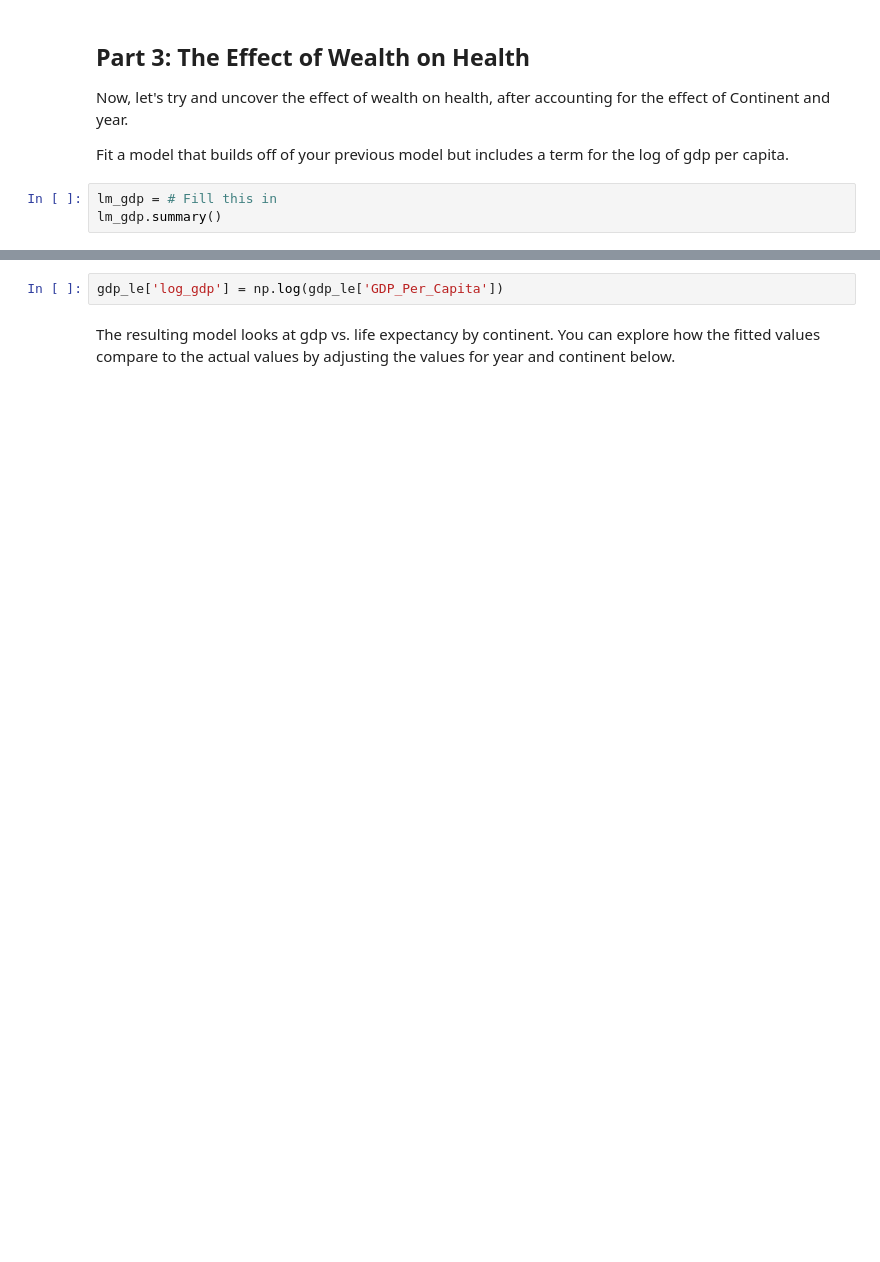
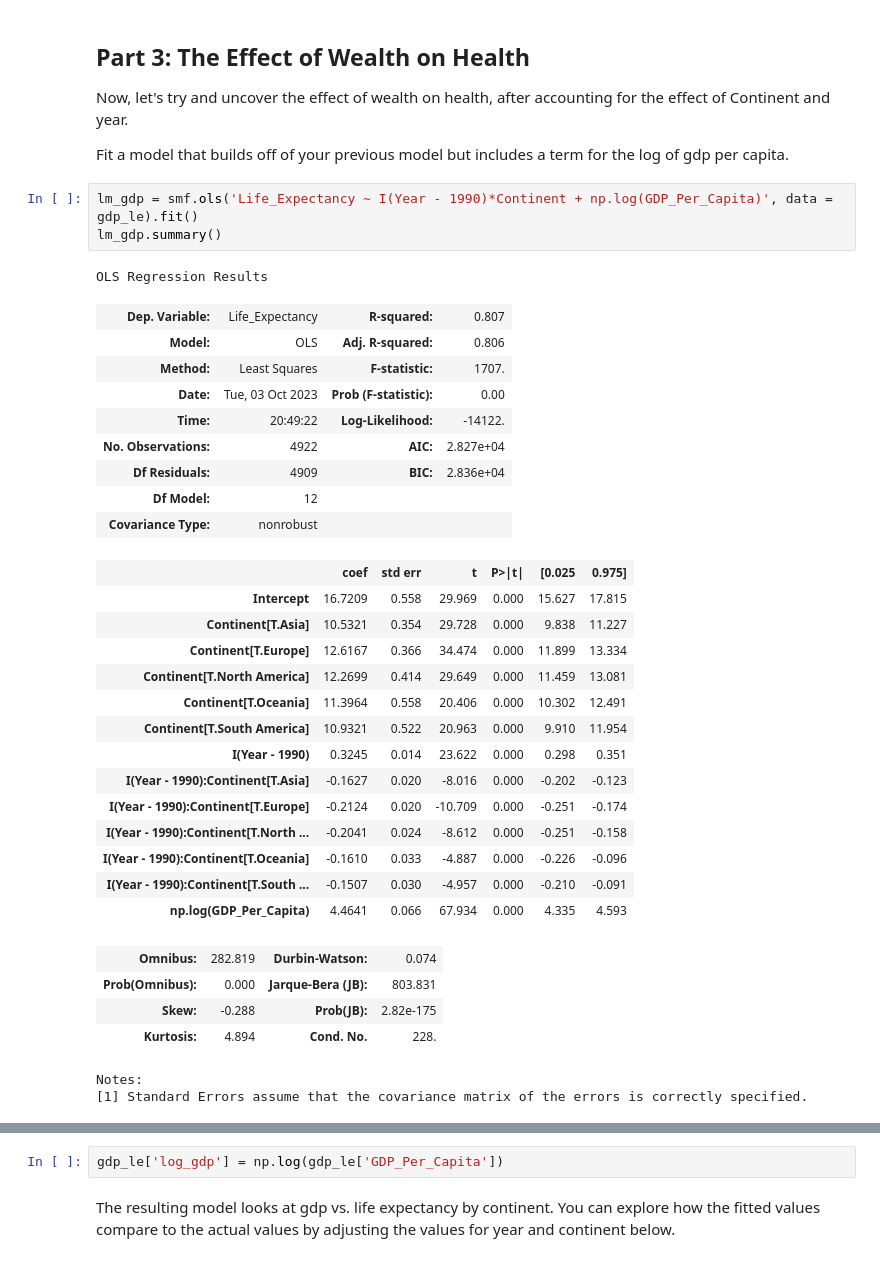
Before and after one commit to nss-data-science-cohort-7/linear-regression-practice-marieljum, a Jupyter notebook: notebooks/StatisticalModeling_Pt1_LinearRegression.ipynb, the cells around one changed output, grey strips where cells are left out. Drawn from its saved outputs; the diff is of its cells as text; blank space fills up the shorter version.

```diff
--- a/notebooks/StatisticalModeling_Pt1_LinearRegression.ipynb
+++ b/notebooks/StatisticalModeling_Pt1_LinearRegression.ipynb
@@ -280,7 +433,38 @@ Now, let's try and uncover the effect of wealth on health, after accounting for
 
 Fit a model that builds off of your previous model but includes a term for the log of gdp per capita.
 # %%
-lm_gdp = # Fill this in
+lm_gdp = smf.ols('Life_Expectancy ~ I(Year - 1990)*Continent + np.log(GDP_Per_Capita)', data = gdp_le).fit()
 lm_gdp.summary()
+# %% [output]
+OLS Regression Results
+| Dep. Variable: | Life_Expectancy | R-squared: | 0.807 |
+| Model: | OLS | Adj. R-squared: | 0.806 |
+| Method: | Least Squares | F-statistic: | 1707. |
+| Date: | Tue, 03 Oct 2023 | Prob (F-statistic): | 0.00 |
+| Time: | 20:49:22 | Log-Likelihood: | -14122. |
+| No. Observations: | 4922 | AIC: | 2.827e+04 |
+| Df Residuals: | 4909 | BIC: | 2.836e+04 |
+| Df Model: | 12 |  |  |
+| Covariance Type: | nonrobust |  |  |
+|  | coef | std err | t | P>|t| | [0.025 | 0.975] |
+| Intercept | 16.7209 | 0.558 | 29.969 | 0.000 | 15.627 | 17.815 |
+| Continent[T.Asia] | 10.5321 | 0.354 | 29.728 | 0.000 | 9.838 | 11.227 |
+| Continent[T.Europe] | 12.6167 | 0.366 | 34.474 | 0.000 | 11.899 | 13.334 |
+| Continent[T.North America] | 12.2699 | 0.414 | 29.649 | 0.000 | 11.459 | 13.081 |
+| Continent[T.Oceania] | 11.3964 | 0.558 | 20.406 | 0.000 | 10.302 | 12.491 |
+| Continent[T.South America] | 10.9321 | 0.522 | 20.963 | 0.000 | 9.910 | 11.954 |
+| I(Year - 1990) | 0.3245 | 0.014 | 23.622 | 0.000 | 0.298 | 0.351 |
+| I(Year - 1990):Continent[T.Asia] | -0.1627 | 0.020 | -8.016 | 0.000 | -0.202 | -0.123 |
+| I(Year - 1990):Continent[T.Europe] | -0.2124 | 0.020 | -10.709 | 0.000 | -0.251 | -0.174 |
+| I(Year - 1990):Continent[T.North ... | -0.2041 | 0.024 | -8.612 | 0.000 | -0.251 | -0.158 |
+| I(Year - 1990):Continent[T.Oceania] | -0.1610 | 0.033 | -4.887 | 0.000 | -0.226 | -0.096 |
+| I(Year - 1990):Continent[T.South ... | -0.1507 | 0.030 | -4.957 | 0.000 | -0.210 | -0.091 |
+| np.log(GDP_Per_Capita) | 4.4641 | 0.066 | 67.934 | 0.000 | 4.335 | 4.593 |
+| Omnibus: | 282.819 | Durbin-Watson: | 0.074 |
+| Prob(Omnibus): | 0.000 | Jarque-Bera (JB): | 803.831 |
+| Skew: | -0.288 | Prob(JB): | 2.82e-175 |
+| Kurtosis: | 4.894 | Cond. No. | 228. |
+Notes:
+[1] Standard Errors assume that the covariance matrix of the errors is correctly specified.
 # %% [markdown]
 **Question:** How do we interpret the coefficient of log(gdp)?
```
Also changed, not shown: parts of 26 cells of this notebook.
